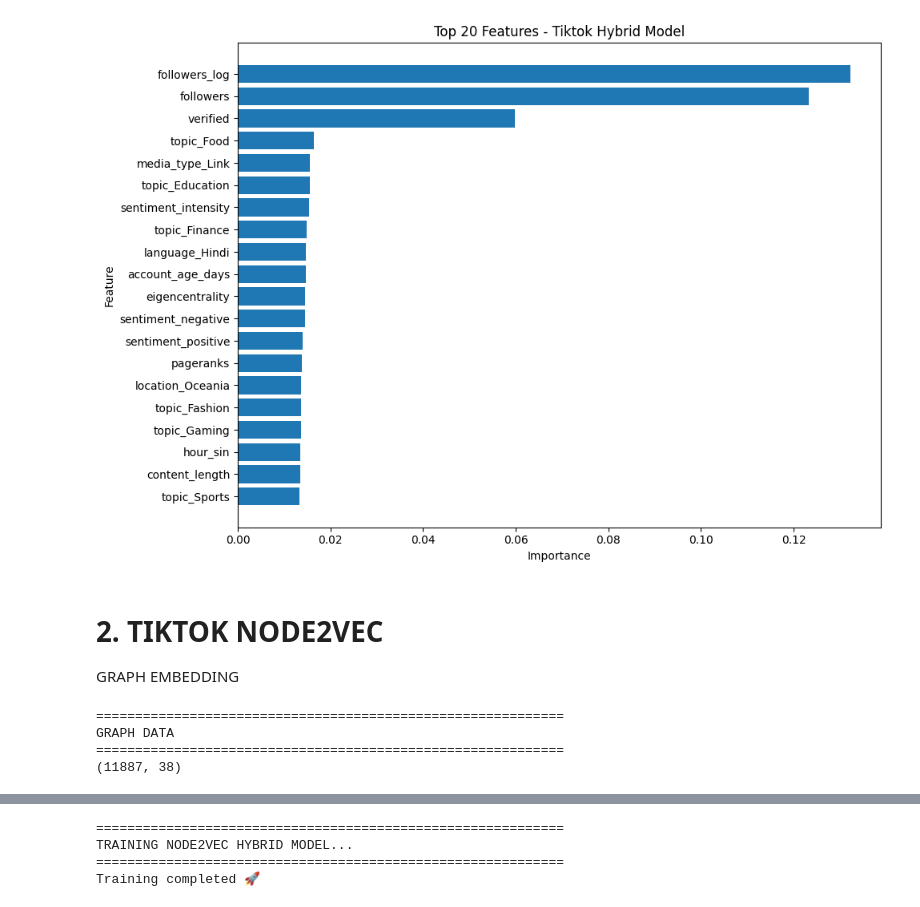
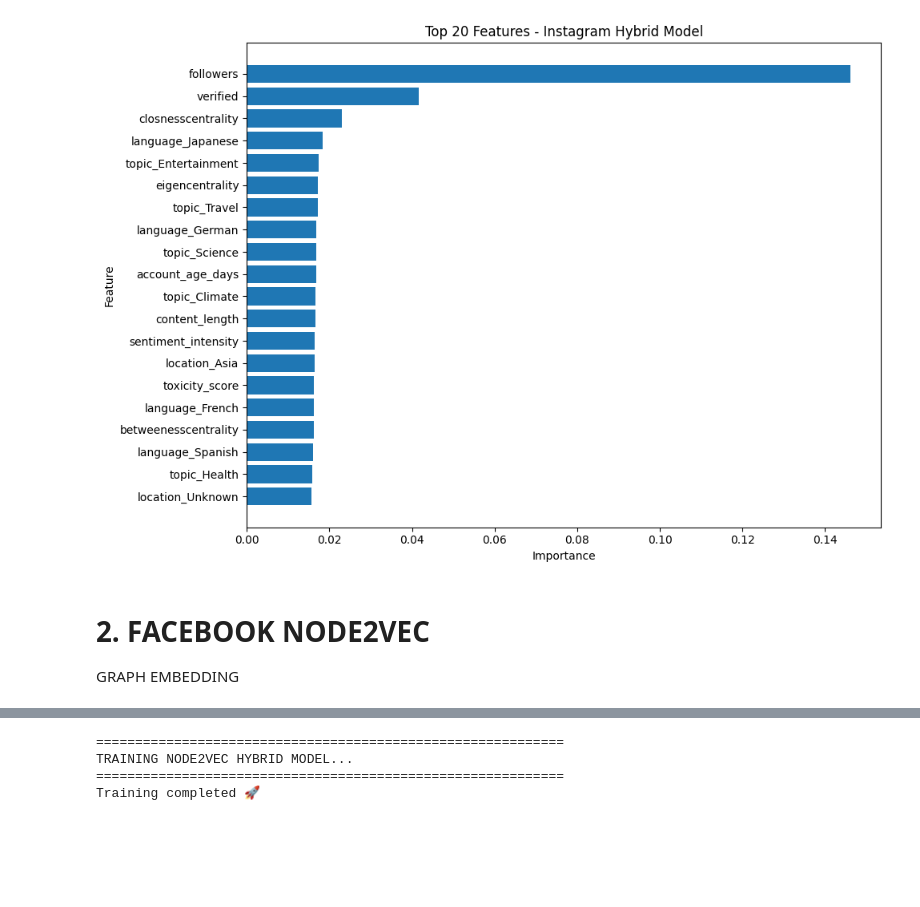
Before and after one commit to ThienY173/FDSE_2026_A_comparative_study_across_six_platforms, a Jupyter notebook: Network_graph/Tiktok/tiktok_graph.ipynb, the cells around one changed output, grey strips where cells are left out. Cells and saved outputs as stored; diff of their text form; code cells hidden in the pictures; blank space fills up the shorter version.

```diff
--- a/Network_graph/Tiktok/tiktok_graph.ipynb
+++ b/Network_graph/Tiktok/tiktok_graph.ipynb
@@ -368,11 +425,11 @@ from sklearn.metrics import (
 # =====================================================
 
 train_df = pd.read_csv(
-    "tiktok_hybrid_train.csv"
+    "facebook_hybrid_train.csv"
 )
 
 test_df = pd.read_csv(
-    "tiktok_hybrid_test.csv"
+    "facebook_hybrid_test.csv"
 )
 
 print("=" * 60)
@@ -467,34 +509,19 @@ Name: proportion, dtype: float64
 # %%
-# XGBOOST HYBRID MODEL (Dựa trên cấu trúc Baseline của bạn)
-# =====================================================
-
-# Tính toán tỉ lệ mất cân bằng (giữ nguyên như baseline để đồng bộ)
-ratio = 7607 / 1902
-
+from xgboost import XGBClassifier
 model = XGBClassifier(
     objective="binary:logistic",
     eval_metric="logloss",
-    scale_pos_weight=ratio,      # Quan trọng để xử lý mất cân bằng
-
-    # THAM SỐ CỐT LÕI (Giữ nguyên để so sánh công bằng)
-    n_estimators=500,
-    learning_rate=0.02,
-    max_depth=6,
-    min_child_weight=1,
-    gamma=0.1,
-    subsample=0.8,
-    colsample_bytree=0.8,
-    random_state=42,
-    n_jobs=-1,
-
-    # BỔ SUNG CHO HYBRID: Xử lý cột modularity_class
-    # Giúp model hiểu các cột Category mà không cần One-Hot Encoding thủ công
-    enable_categorical=True,
-    tree_method='hist'           # Tăng tốc độ huấn luyện khi có nhiều đặc trưng
+    scale_pos_weight=ratio,     # Handle imbalanced data
+    n_estimators=500,           # Number of boosting rounds
+    learning_rate=0.02,         # Step size shrinkage
+    max_depth=6,                # Maximum tree depth
+    min_child_weight=1,         # Minimum sum of instance weight
+    gamma=0.1,                  # Minimum loss reduction
+    subsample=0.8,              # Fraction of training data per tree
+    colsample_bytree=0.5,       # Fraction of features per tree
+    random_state=42,            # For reproducibility
+    n_jobs=-1                   # Use all CPU cores
 )
-
-# Training model
-# model_hybrid.fit(X_train_hybrid, y_train_hybrid)
 # %%
 # TRAIN MODEL
 # =====================================================
@@ -669,51 +679,32 @@ TOP 20 IMPORTANT FEATURES
 # %%
 # PLOT TOP FEATURES
 # =====================================================
 import matplotlib.pyplot as plt
 
 top_n = 20
 
 plot_df = importance_df.head(top_n)
 
 plt.figure(figsize=(10, 7))
 
 plt.barh(
     plot_df["feature"][::-1],
     plot_df["importance"][::-1]
 )
 
 plt.xlabel("Importance")
 plt.ylabel("Feature")
 
 plt.title(
-    "Top 20 Features - Tiktok Hybrid Model"
+    "Top 20 Features - Instagram Hybrid Model"
 )
 
 plt.tight_layout()
 
 plt.show()
 # %% [output]
-[figure, old version]
+[figure, new version]
 # %% [markdown]
-# 2. TIKTOK NODE2VEC
+# 2. FACEBOOK NODE2VEC
 
  GRAPH EMBEDDING
-# %%
-# LOAD GRAPH FEATURES FILE
-# =====================================================
-import pandas as pd
-
-graph_df = pd.read_csv(
-    "tiktok-result-2.csv"
-)
-
-print("=" * 60)
-print("GRAPH DATA")
-print("=" * 60)
-
-print(graph_df.shape)
-# %% [output]
-============================================================
-GRAPH DATA
-============================================================
-(11887, 38)
```
Also changed, not shown: parts of 52 cells of this notebook, 18 other files.
